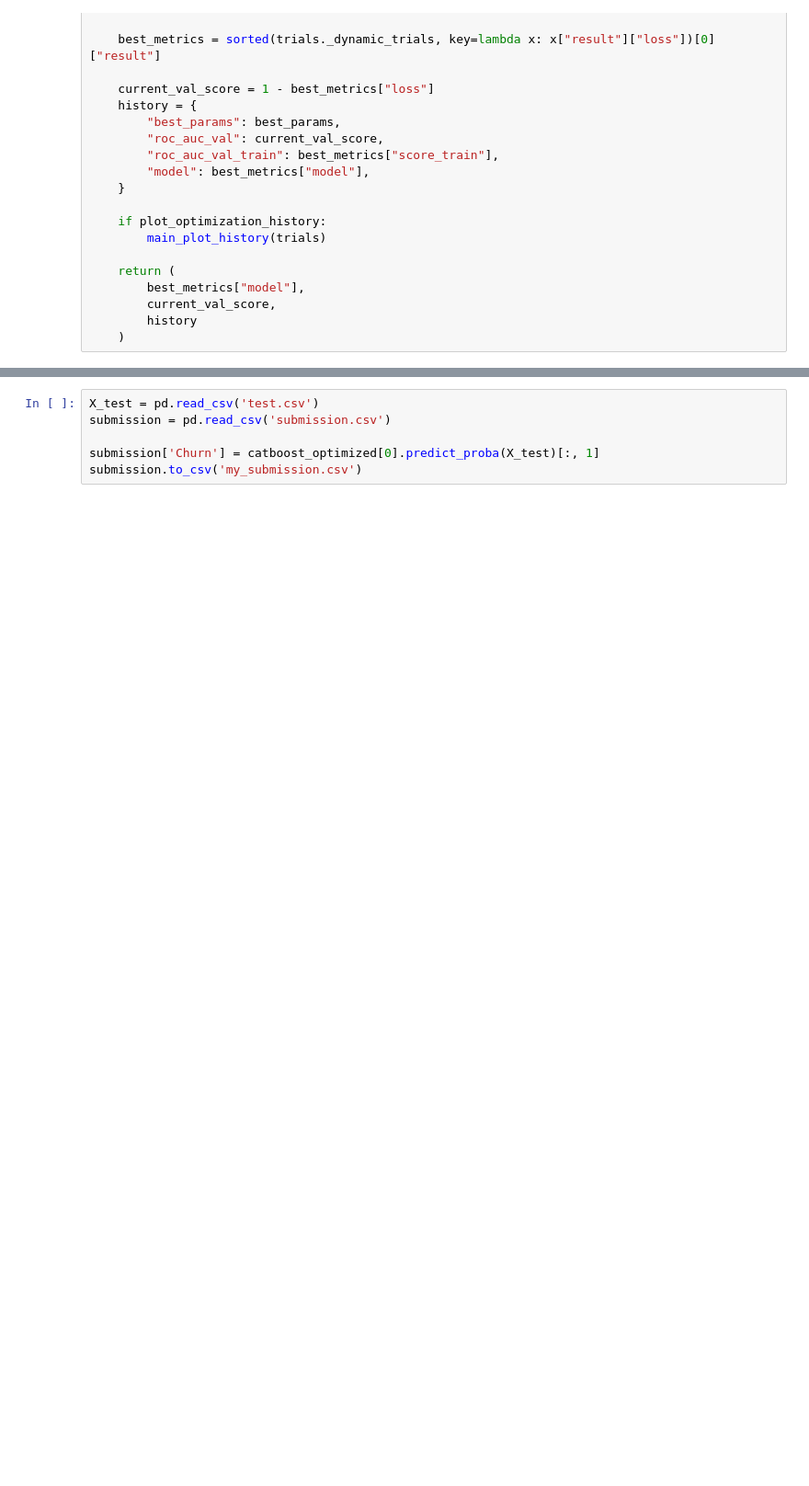
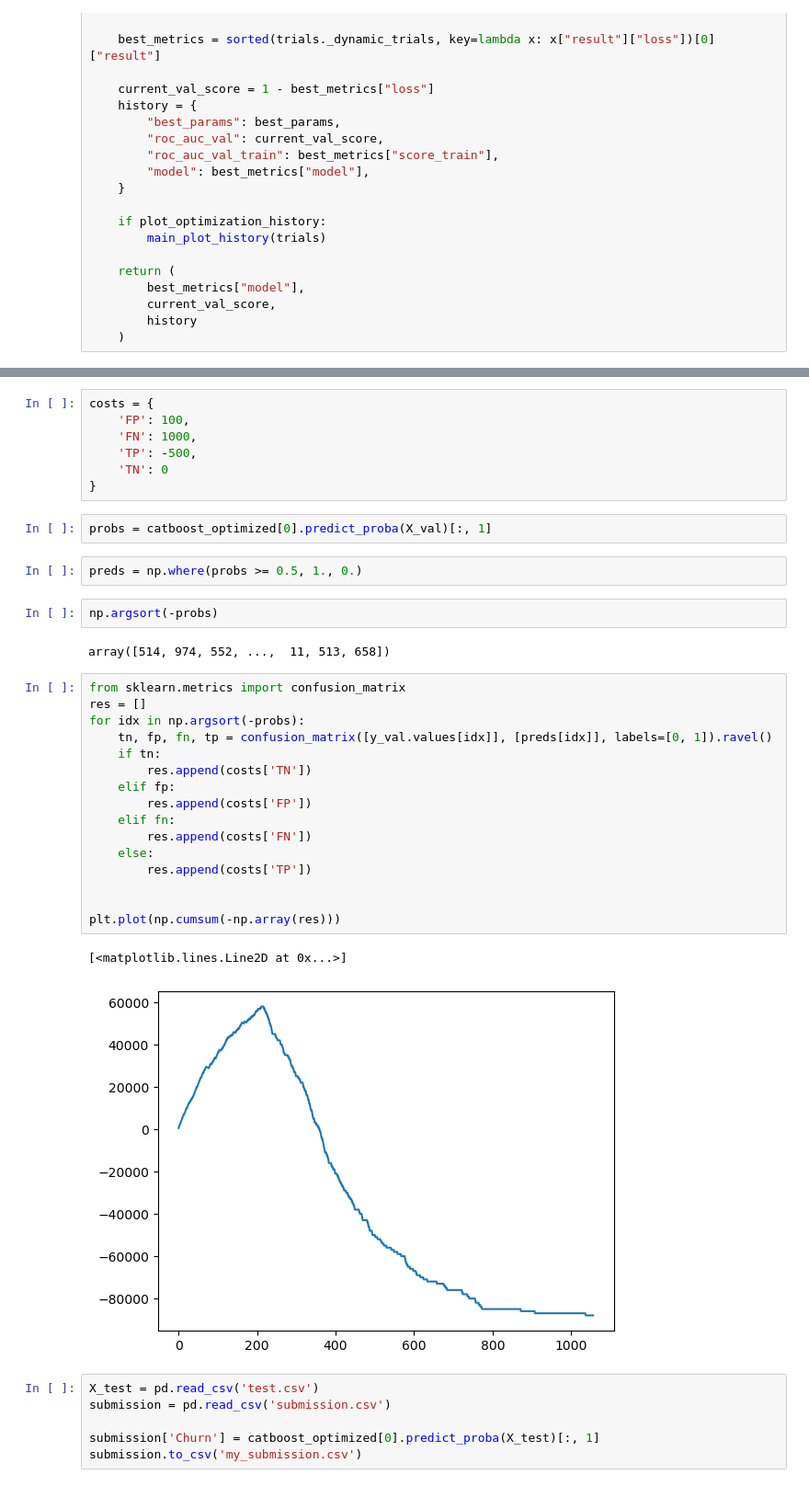
Before and after one commit to Dosann/DL-course-famcs-mipt, a Jupyter notebook: 3_kaggle_contest/churn_prediction.ipynb, the cells around one changed output, grey strips where cells are left out. Shown at 92% size. Saved outputs shown, nothing was run; the diff lists cells and outputs as text; blank space fills up the shorter version.

```diff
--- a/3_kaggle_contest/churn_prediction.ipynb
+++ b/3_kaggle_contest/churn_prediction.ipynb
@@ -346,3 +373,37 @@ mp.plot_all(ps, save_fig=False)
+# %%
+costs = {
+    'FP': 100,
+    'FN': 1000,
+    'TP': -500,
+    'TN': 0
+}
+# %%
+probs = catboost_optimized[0].predict_proba(X_val)[:, 1]
+# %%
+preds = np.where(probs >= 0.5, 1., 0.)
+# %%
+np.argsort(-probs)
+# %% [output]
+array([514, 974, 552, ...,  11, 513, 658])
+# %%
+from sklearn.metrics import confusion_matrix
+res = []
+for idx in np.argsort(-probs):
+    tn, fp, fn, tp = confusion_matrix([y_val.values[idx]], [preds[idx]], labels=[0, 1]).ravel()
+    if tn:
+        res.append(costs['TN'])
+    elif fp:
+        res.append(costs['FP'])
+    elif fn:
+        res.append(costs['FN'])
+    else:
+        res.append(costs['TP'])
+
+
+plt.plot(np.cumsum(-np.array(res)))
+# %% [output]
+[<matplotlib.lines.Line2D at 0x...>]
+[figure, added]
 # %%
 X_test = pd.read_csv('test.csv')
 submission = pd.read_csv('submission.csv')
```
Also changed, not shown: parts of 17 cells of this notebook.
